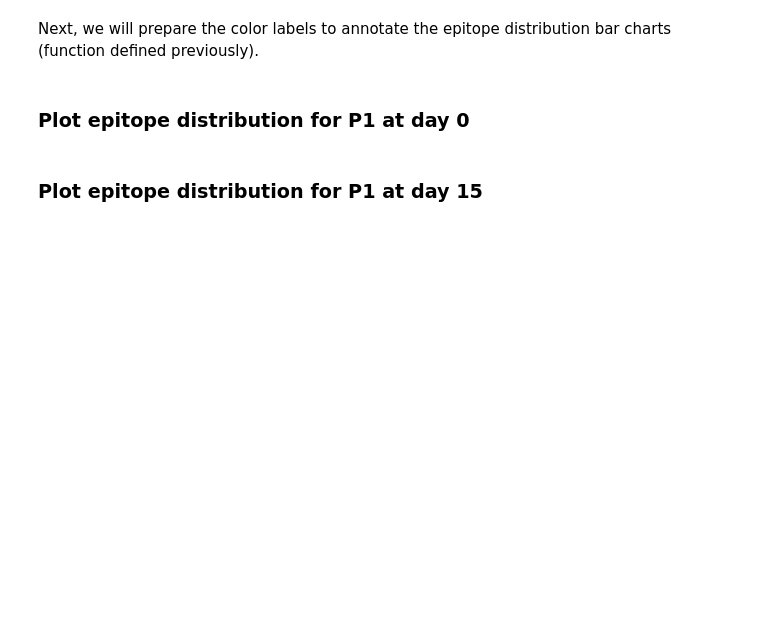
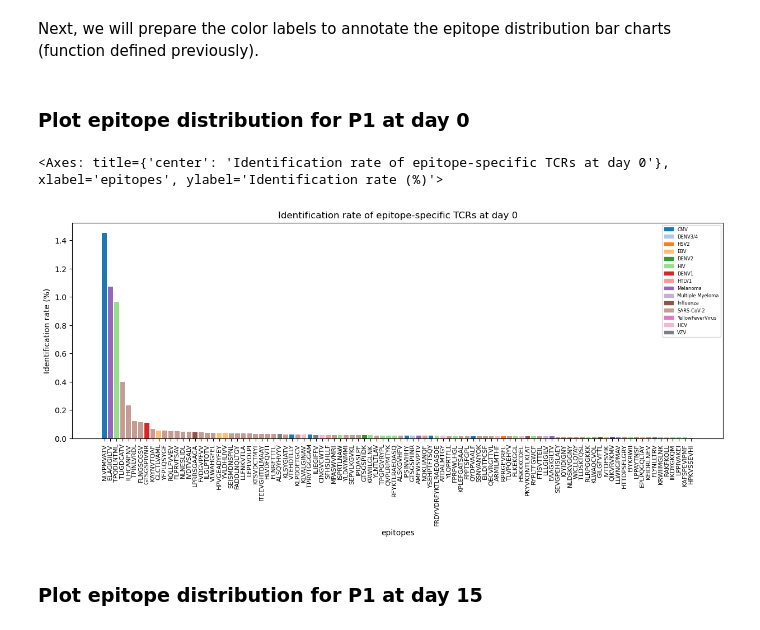
Before and after one commit to vincentvandeuren/tcr_workshop_2023, a Jupyter notebook: notebooks/Part_3_TCRex_and_statistics.ipynb, the cells around one changed output. Drawn from its saved outputs; the diff is of its cells as text; code cells hidden in the pictures; blank space fills up the shorter version.

```diff
--- a/notebooks/Part_3_TCRex_and_statistics.ipynb
+++ b/notebooks/Part_3_TCRex_and_statistics.ipynb
@@ -154,14 +185,14 @@ def calculate_metrics(
         nr_identified = epitope_data.shape[0]
         # Calculate metrics
         ir = identification_rate(nr_identified, repertoire_size)
-        p = enrichment_analysis(nr_identified, repertoire_size, threshold)
+        p = enrichment_analysis(nr_identified, repertoire_size, threshold).pvalue
         # Add to dataframe
         metrics = pd.concat([metrics, pd.DataFrame([[epitope, pathology, ir, p]], columns = cols)])
 
     if mtc:
         # Calculate corrected p-values
         p_adj = multipletests(
-            pvals = metrics.p_value,
+            pvals = metrics["p_value"],
             method = 'fdr_bh',
             is_sorted = False
             )[1]
@@ -182,17 +213,18 @@ def plot_epitope_distribution(
     y_value: str = "identification_rate",
     y_axis: str = "Identification rate (%)",
     title: str = None,
-    plot_legend = True
+    plot_legend = True,
+    ax = None,
     ):
+
+    if not ax:
+        ax = plt.gca()
 
     # Sort data with respect to target attribute
     metrics_df = metrics_df.sort_values(by = y_value, ascending = False)
 
     # Map colors to labels
     metrics_df["colors"] = metrics_df.pathology.map(colordict)
-
-    # Plotting
-    fig, ax = plt.subplots(dpi = 100)
 
     # Bar plot
     ax.bar(
@@ -219,18 +251,17 @@ def plot_epitope_distribution(
         labels = [i for i in colordict]
         ax.legend(handles, labels, fontsize=6)
 
-    fig.tight_layout()
-    fig.savefig(f"./results/figures/{'.'.join([name,'png'])}", format = "png")
+    return ax
 # %% [markdown]
 Finally, we can put all this together and calculate some the statistics we just defined for every individual epitope for which we screened.
 # %% [markdown]
 ### **Calculate statistics for P1 at day 0**
 # %%
 # Read the resuls
-results_day_0 = read_tcrex_results('./results/tcrex','P1_0_tcrex.tsv')
+results_day_0 = read_tcrex_output_files('data/tcrex_results').query("file == 'P1_0_parsed'")
 
 # Define the repertoire size
-repertoire_day_0 = pd.read_csv('./data/examples/P1_0.tsv', sep = '\t')
+repertoire_day_0 = pd.read_csv('data/P1_0_parsed.tsv', sep = '\t')
 repertoire_size_day_0 = repertoire_day_0.shape[0]
 
 # Calculate metrics for epitopes
@@ -246,10 +289,10 @@ metrics_day_0.sort_values(by = 'adjusted_p_value').head(10)
 ### **Calculate statistics for P1 at day 15**
 # %%
 # Read the resuls
-results_day_15 = read_tcrex_results('./results/tcrex','P1_15_tcrex.tsv')
+results_day_15 = read_tcrex_output_files('data/tcrex_results').query("file == 'P1_15_parsed'")
 
 # Define the repertoire size
-repertoire_day_15 = pd.read_csv('./data/examples/P1_15.tsv', sep = '\t')
+repertoire_day_15 = pd.read_csv('data/P1_15_parsed.tsv', sep = '\t')
 repertoire_size_day_15 = repertoire_day_15.shape[0]
 
 # Calculate metrics for epitopes
@@ -260,4 +303,4 @@ metrics_day_15 = calculate_metrics(
     )
 
 # Show results
-metrics_day_15.head()
+metrics_day_15.sort_values(by = 'adjusted_p_value').head(10)
@@ -275,12 +330,18 @@ colorlabels = dict(zip(pathologies, colors[:len(pathologies)]))
 # %% [markdown]
 ### **Plot epitope distribution for P1 at day 0**
 # %%
+fig, ax = plt.subplots(figsize = (15,5))
+
 plot_epitope_distribution(
     metrics_df = metrics_day_0,
     colordict = colorlabels,
     name = 'P1_0_epitope_distribution',
-    title = "Identification rate of epitope-specific TCRs at day 0"
+    title = "Identification rate of epitope-specific TCRs at day 0",
+    ax=ax
     )
+# %% [output]
+<Axes: title={'center': 'Identification rate of epitope-specific TCRs at day 0'}, xlabel='epitopes', ylabel='Identification rate (%)'>
+[figure, added]
 # %% [markdown]
 ### **Plot epitope distribution for P1 at day 15**
 # %%
```
Also changed, not shown: parts of 13 cells of this notebook.
